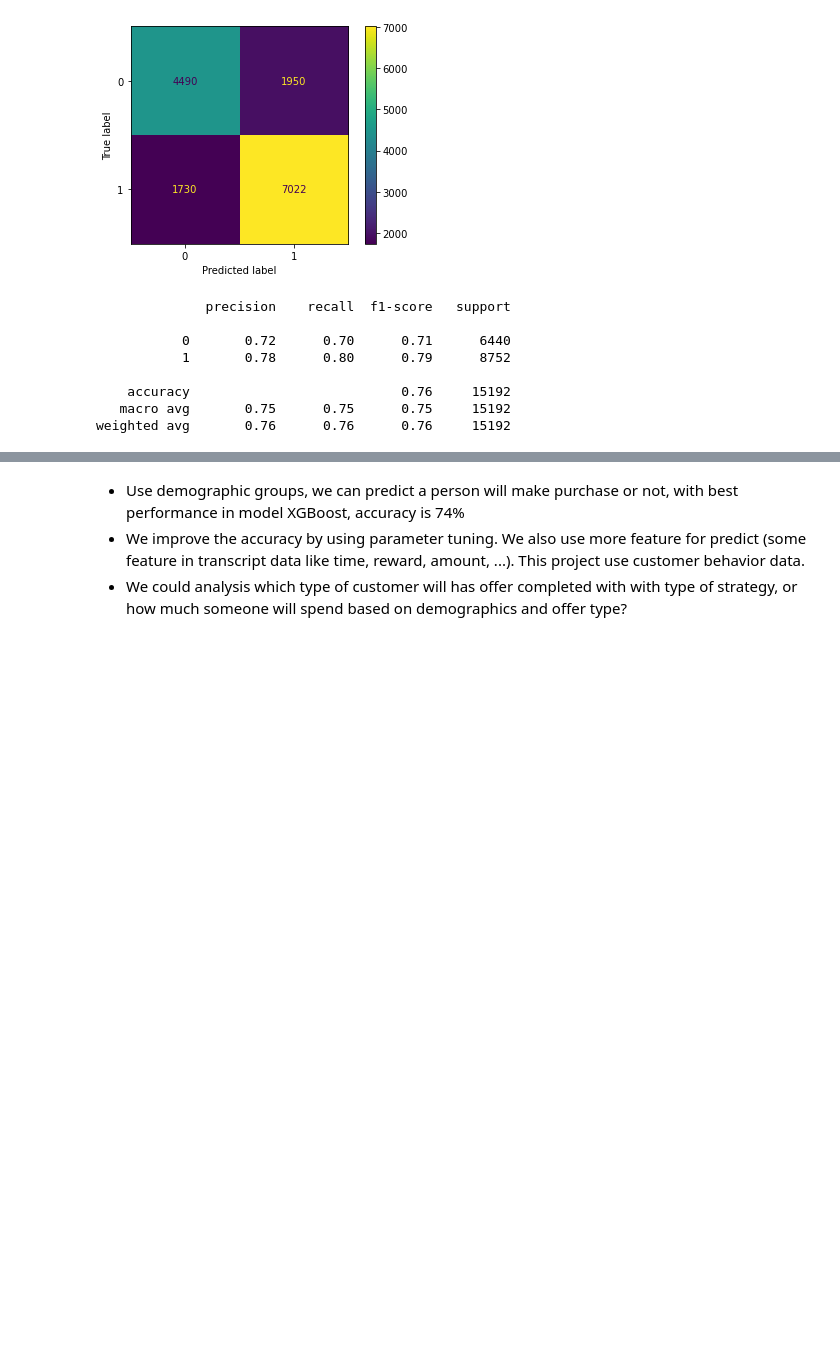
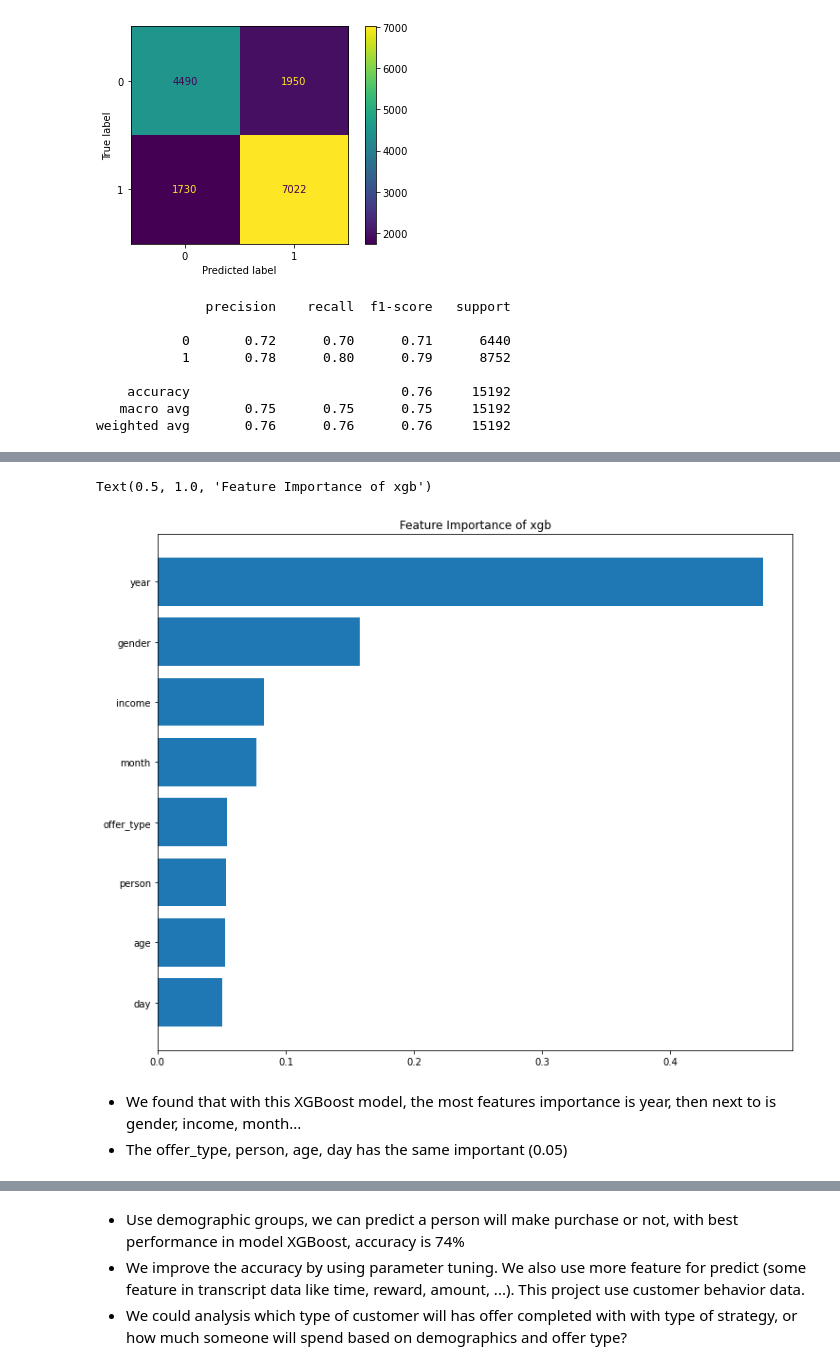
Before and after one commit to yencth/Starsbuck-analysis, a Jupyter notebook: Starbucks_Capstone_notebook.ipynb, the cells around one changed output, grey strips where cells are left out. Drawn from its saved outputs; the diff is of its cells as text; code cells hidden in the pictures; blank space fills up the shorter version.

```diff
--- a/Starbucks_Capstone_notebook.ipynb
+++ b/Starbucks_Capstone_notebook.ipynb
@@ -749,0 +779,13 @@ weighted avg       0.76      0.76      0.76     15192
+# %%
+feature_importance = xgb_model.feature_importances_
+sorted_idx = np.argsort(feature_importance)
+fig = plt.figure(figsize=(12, 10))
+plt.barh(range(len(sorted_idx)), feature_importance[sorted_idx], align='center')
+plt.yticks(range(len(sorted_idx)), np.array(x_test.columns)[sorted_idx])
+plt.title('Feature Importance of xgb')
+# %% [output]
+Text(0.5, 1.0, 'Feature Importance of xgb')
+[figure, added]
+# %% [markdown]
+* We found that with this XGBoost model, the most features importance is year, then next to is gender, income, month...
+* The offer_type, person, age, day has the same important (0.05)
```
Also changed, not shown: parts of 11 cells of this notebook.
